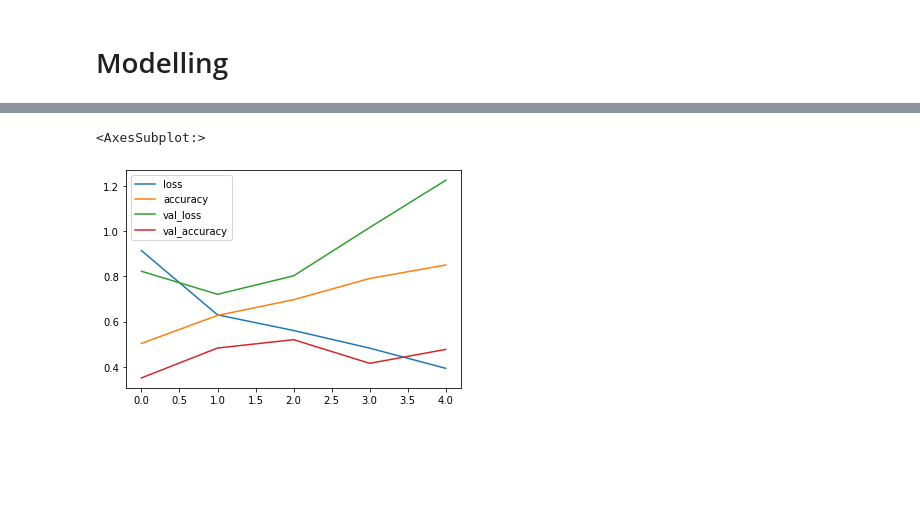
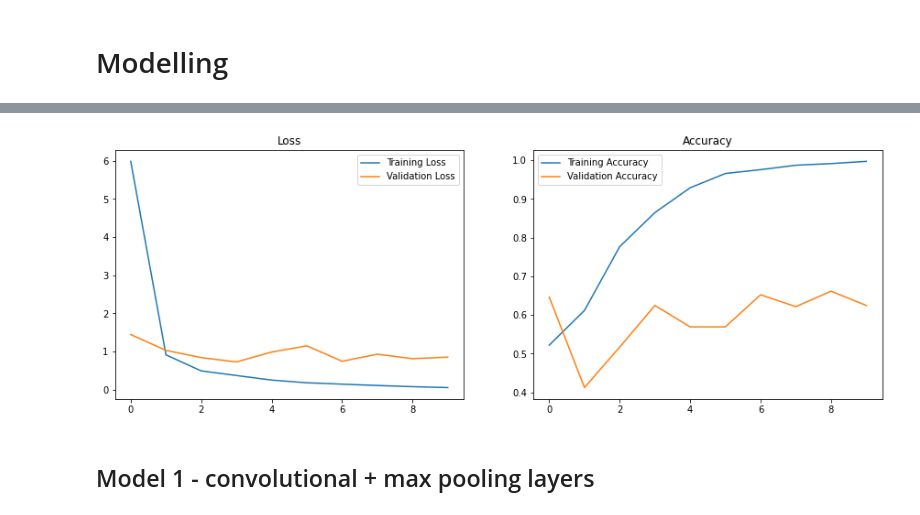
Before and after one commit to poolGolez/project-roosevelt, a Jupyter notebook: how-are-your-tires.ipynb, the cells around one changed output, grey strips where cells are left out. Cells and saved outputs as stored; diff of their text form; code cells hidden in the pictures; blank space fills up the shorter version.

```diff
--- a/how-are-your-tires.ipynb
+++ b/how-are-your-tires.ipynb
@@ -134,8 +136,6 @@ baseline_model = tf.keras.Sequential([
                            kernel_size=3,
                            activation='relu',
                            input_shape=(PIXEL_SIZE[0], PIXEL_SIZE[1], 3)),
-    tf.keras.layers.Conv2D(10, 3, activation="relu"),
-    tf.keras.layers.MaxPool2D(pool_size=2),
 
     tf.keras.layers.Flatten(),
     tf.keras.layers.Dense(1, activation='sigmoid')
@@ -148,9 +148,8 @@ baseline_model.compile(
 )
 
 baseline_history = baseline_model.fit(train_data,
-                                      epochs=5,
+                                      epochs=10,
                                       steps_per_epoch=len(train_data),
                                       validation_data=valid_data,
-                                      validation_steps=len(valid_data)
-                                     )
+                                      validation_steps=len(valid_data))
 # %% [output]
@@ -185,5 +194,23 @@ Epoch 5/5
-# %%
-pd.DataFrame(baseline_history.history).plot()
-# %% [output]
-<AxesSubplot:>
-[figure, removed]
+# %%
+def plot_history(history):
+    fig, axs = plt.subplots(1, 2, figsize=(15, 5))
+
+    loss = history.history["loss"]
+    val_loss = history.history["val_loss"]
+    axs[0].plot(loss, label="Training Loss")
+    axs[0].plot(val_loss, label="Validation Loss")
+    axs[0].set_title("Loss")
+    axs[0].legend()
+
+    accuracy = history.history["accuracy"]
+    val_accuracy = history.history["val_accuracy"]
+    axs[1].plot(accuracy, label="Training Accuracy")
+    axs[1].plot(val_accuracy, label="Validation Accuracy")
+    axs[1].set_title("Accuracy")
+    axs[1].legend()
+
+plot_history(baseline_history)
+# %% [output]
+[figure, added]
+# %% [markdown]
+## Model 1 - convolutional + max pooling layers
```
Also changed, not shown: parts of 5 cells of this notebook.
